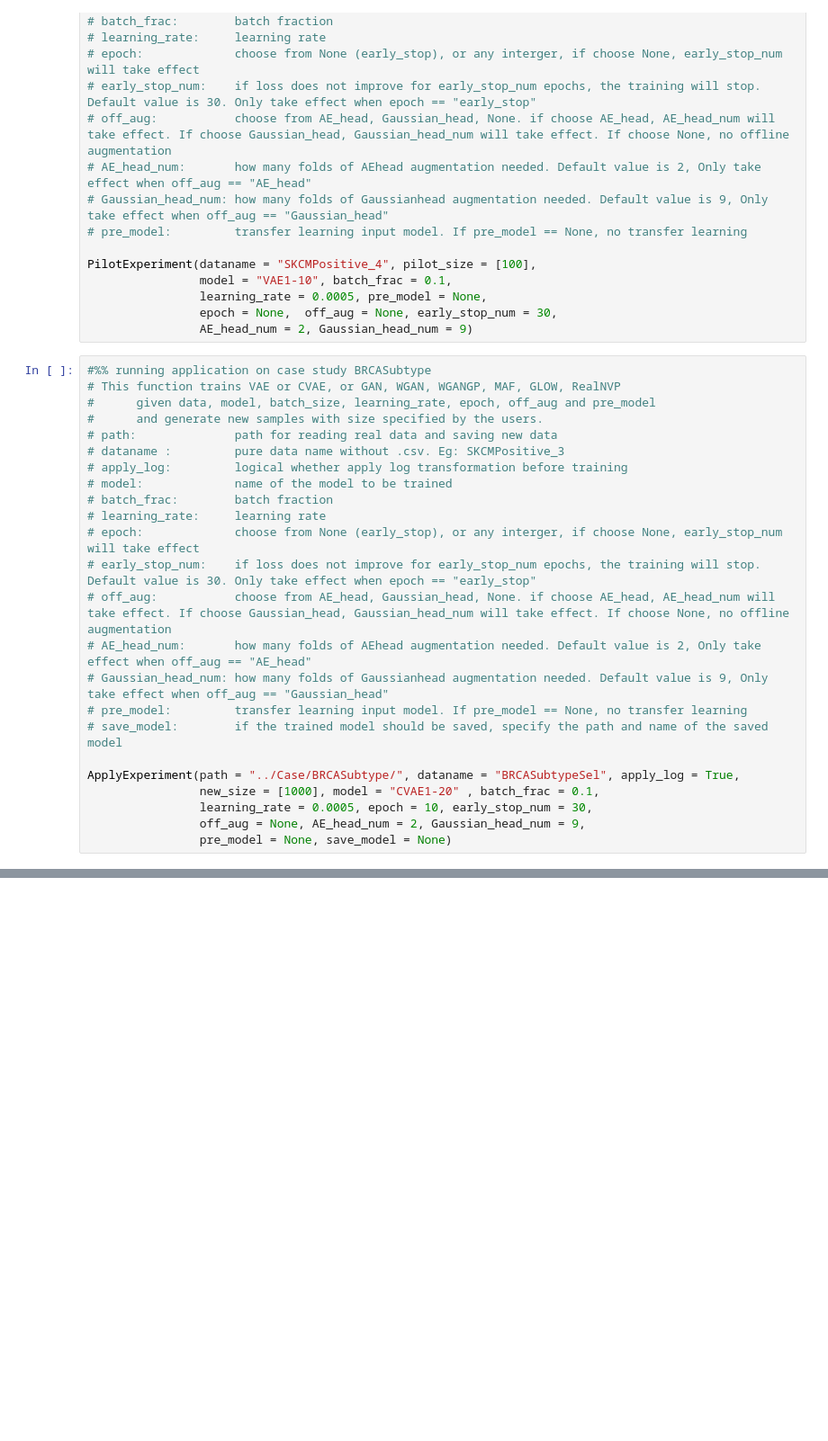
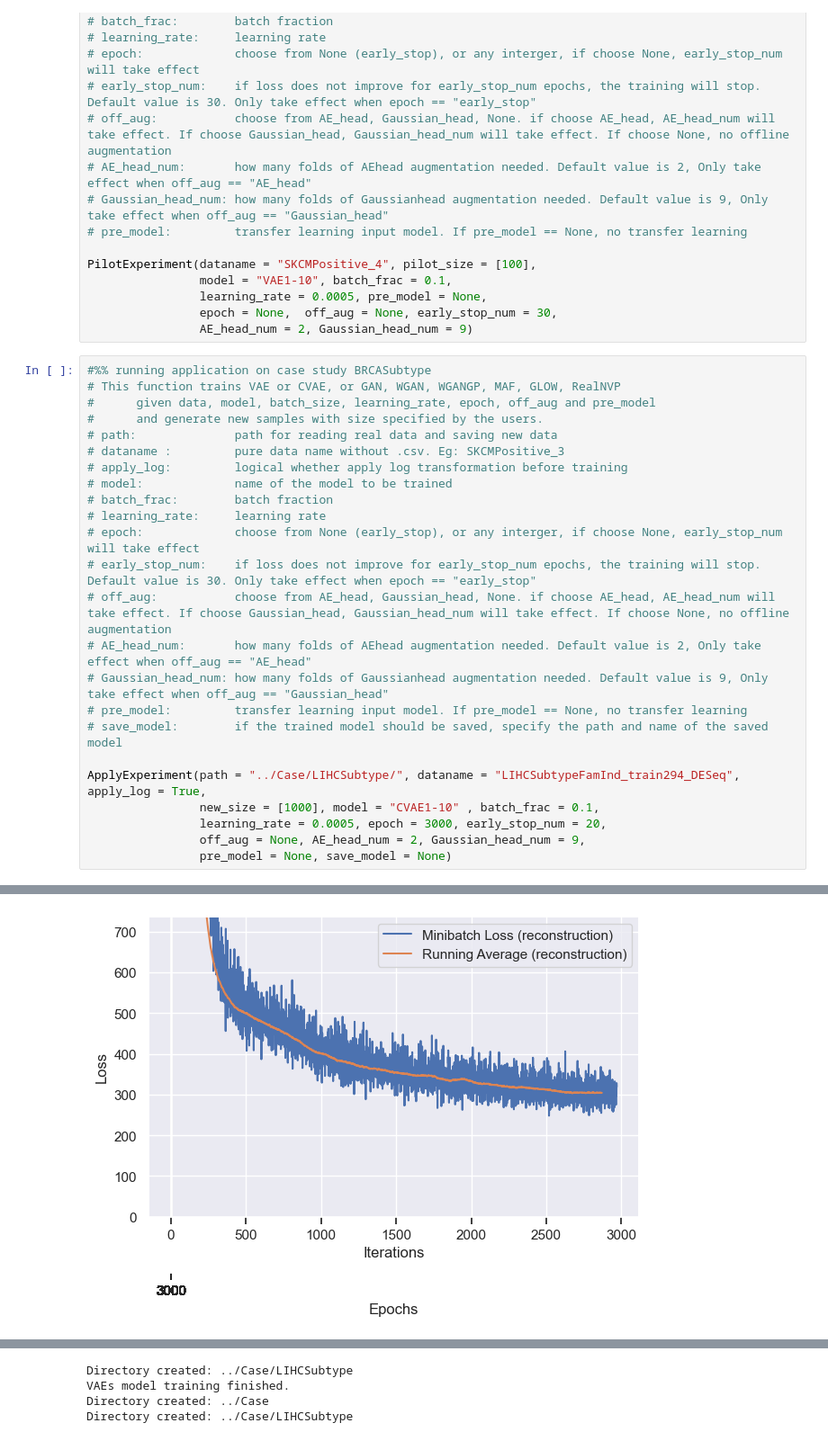
Before and after one commit to YanjieChen9117/SyNG-BTS, a Jupyter notebook: syng_bts/python/Experiments_run.ipynb, the cells around one changed output, grey strips where cells are left out. Shown at 90% size. Saved outputs shown, nothing was run; the diff lists cells and outputs as text; blank space fills up the shorter version.

```diff
--- a/syng_bts/python/Experiments_run.ipynb
+++ b/syng_bts/python/Experiments_run.ipynb
@@ -46,8 +49,9 @@ PilotExperiment(dataname = "SKCMPositive_4", pilot_size = [100],
 # pre_model:         transfer learning input model. If pre_model == None, no transfer learning
 # save_model:        if the trained model should be saved, specify the path and name of the saved model
 
-ApplyExperiment(path = "../Case/BRCASubtype/", dataname = "BRCASubtypeSel", apply_log = True,
-                new_size = [1000], model = "CVAE1-20" , batch_frac = 0.1,
-                learning_rate = 0.0005, epoch = 10, early_stop_num = 30,
+ApplyExperiment(path = "../Case/LIHCSubtype/", dataname = "LIHCSubtypeFamInd_train294_DESeq", apply_log = True,
+                new_size = [1000], model = "CVAE1-10" , batch_frac = 0.1,
+                learning_rate = 0.0005, epoch = 3000, early_stop_num = 20,
                 off_aug = None, AE_head_num = 2, Gaussian_head_num = 9,
                 pre_model = None, save_model = None)
+# %% [output]
@@ -53,0 +75 @@ ApplyExperiment(path = "../Case/BRCASubtype/", dataname = "BRCASubtypeSel", appl
+[figure, added]
@@ -54,3 +78,7 @@ ApplyExperiment(path = "../Case/BRCASubtype/", dataname = "BRCASubtypeSel", appl
+Directory created: ../Case/LIHCSubtype
+VAEs model training finished.
+Directory created: ../Case
+Directory created: ../Case/LIHCSubtype
 # %%
 #%% Running transfer learning
 # This function run transfer learning using VAE or CVAE, or GAN, WGAN, WGANGP, MAF, GLOW, RealNVP
```
Also changed, not shown: parts of 2 cells of this notebook, 21 other files.
